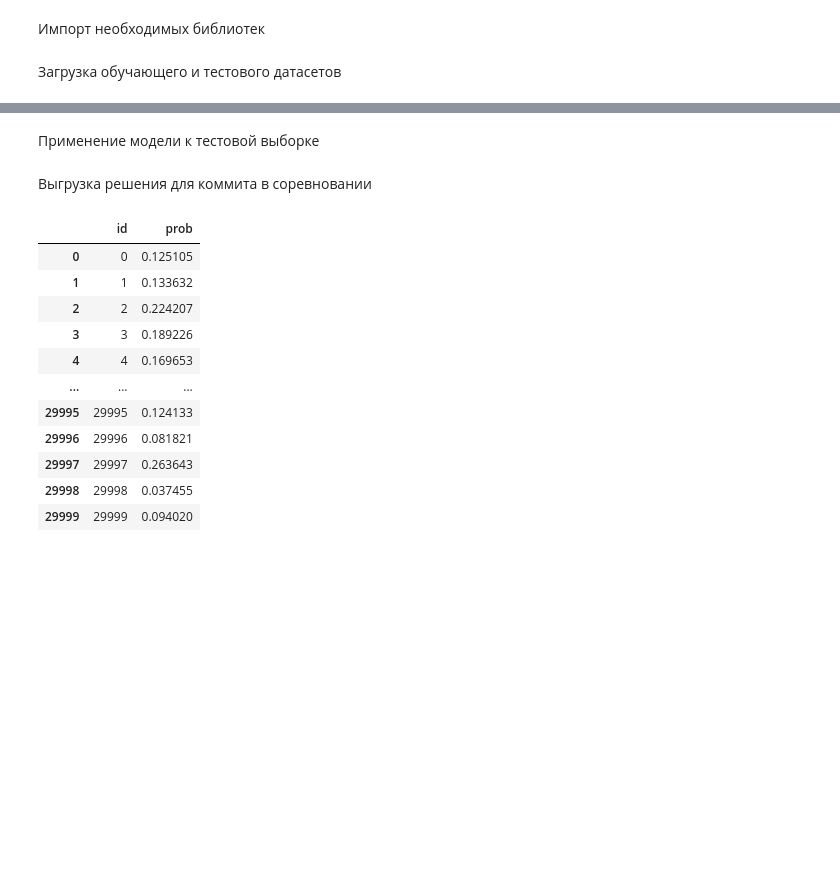
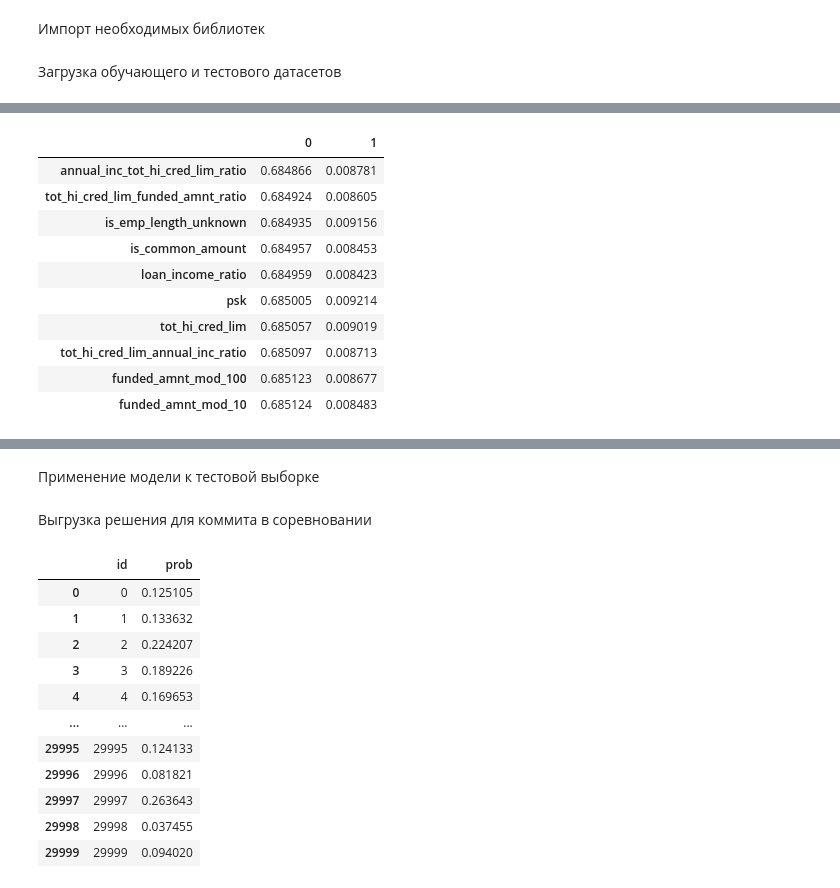
Before and after one commit to kozlowladimir/sber_nsu_hackaton, a Jupyter notebook: catboost.ipynb, the cells around one changed output, grey strips where cells are left out. Cells and saved outputs as stored; diff of their text form; code cells hidden in the pictures; blank space fills up the shorter version.

```diff
--- a/catboost.ipynb
+++ b/catboost.ipynb
@@ -109,0 +189,14 @@ CatBoostError: c:/program files (x86)/go agent/pipelines/buildmaster/catboost.gi
+# %%
+pd.DataFrame(rs).T.sort_values(0).tail(10)
+# %% [output]
+|  | 0 | 1 |
+| annual_inc_tot_hi_cred_lim_ratio | 0.684866 | 0.008781 |
+| tot_hi_cred_lim_funded_amnt_ratio | 0.684924 | 0.008605 |
+| is_emp_length_unknown | 0.684935 | 0.009156 |
+| is_common_amount | 0.684957 | 0.008453 |
+| loan_income_ratio | 0.684959 | 0.008423 |
+| psk | 0.685005 | 0.009214 |
+| tot_hi_cred_lim | 0.685057 | 0.009019 |
+| tot_hi_cred_lim_annual_inc_ratio | 0.685097 | 0.008713 |
+| funded_amnt_mod_100 | 0.685123 | 0.008677 |
+| funded_amnt_mod_10 | 0.685124 | 0.008483 |
```
Also changed, not shown: parts of 15 cells of this notebook, 1 other file.
